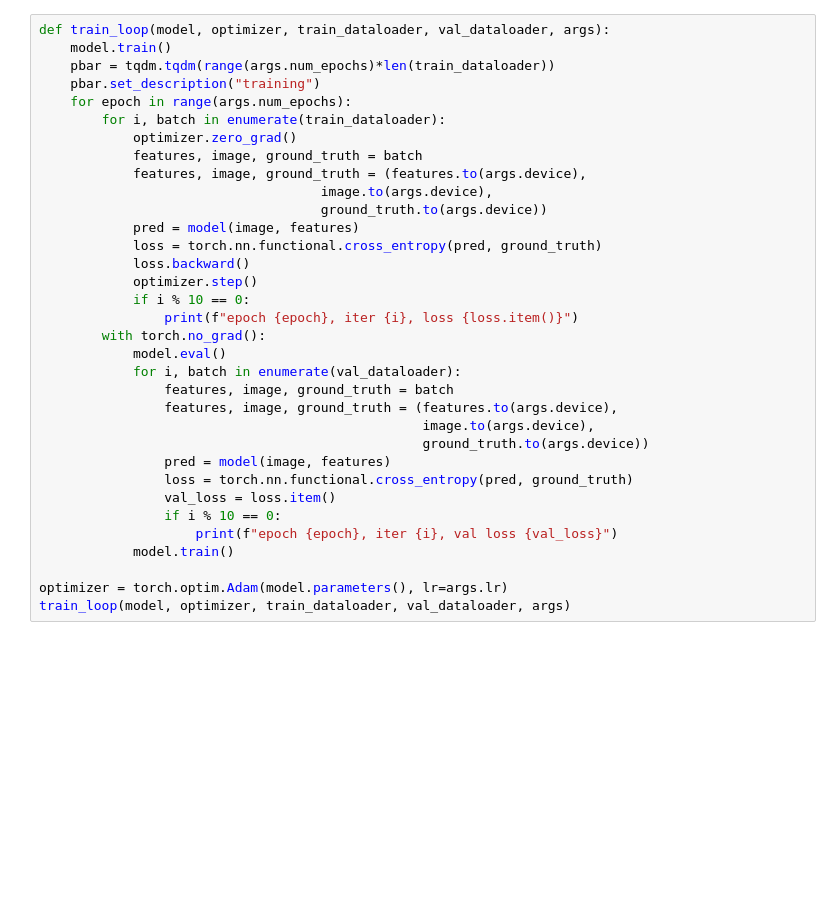
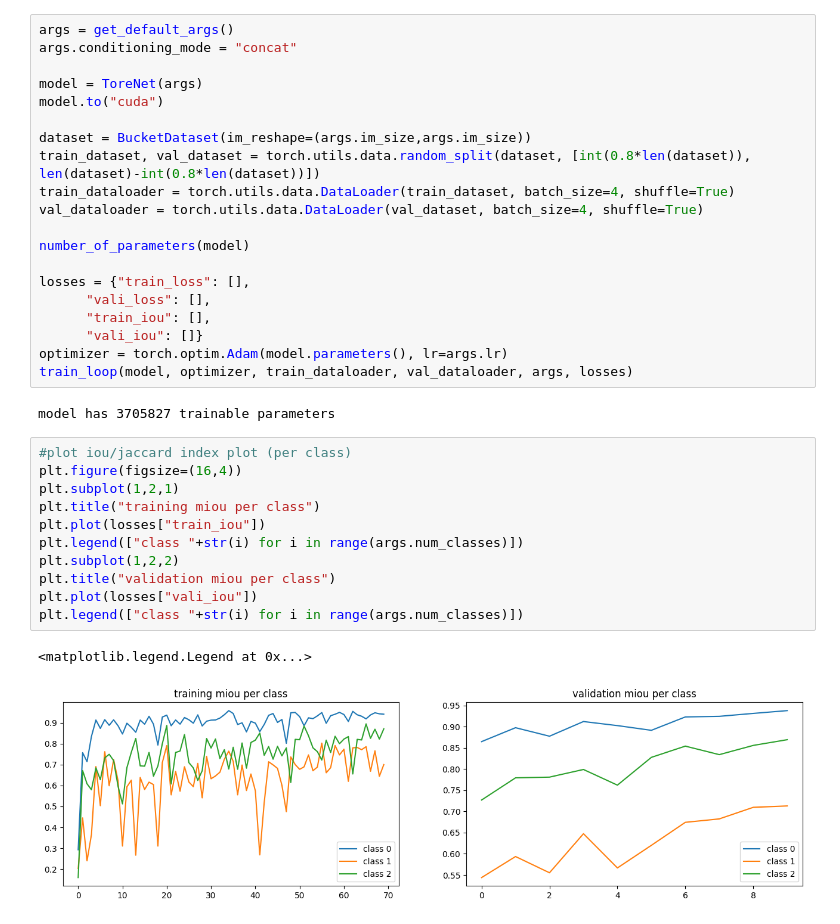
Before and after one commit to JakobLC/ToreNet, a Jupyter notebook: script.ipynb, the cells around one changed output. Saved outputs shown, nothing was run; the diff lists cells and outputs as text; blank space fills up the shorter version.

```diff
--- a/script.ipynb
+++ b/script.ipynb
@@ -269,34 +10,36 @@ out shape: torch.Size([4, 3, 64, 64])
-# %%
-def train_loop(model, optimizer, train_dataloader, val_dataloader, args):
-    model.train()
-    pbar = tqdm.tqdm(range(args.num_epochs)*len(train_dataloader))
-    pbar.set_description("training")
-    for epoch in range(args.num_epochs):
-        for i, batch in enumerate(train_dataloader):
-            optimizer.zero_grad()
-            features, image, ground_truth = batch
-            features, image, ground_truth = (features.to(args.device),
-                                    image.to(args.device),
-                                    ground_truth.to(args.device))
-            pred = model(image, features)
-            loss = torch.nn.functional.cross_entropy(pred, ground_truth)
-            loss.backward()
-            optimizer.step()
-            if i % 10 == 0:
-                print(f"epoch {epoch}, iter {i}, loss {loss.item()}")
-        with torch.no_grad():
-            model.eval()
-            for i, batch in enumerate(val_dataloader):
-                features, image, ground_truth = batch
-                features, image, ground_truth = (features.to(args.device),
-                                                 image.to(args.device),
-                                                 ground_truth.to(args.device))
-                pred = model(image, features)
-                loss = torch.nn.functional.cross_entropy(pred, ground_truth)
-                val_loss = loss.item()
-                if i % 10 == 0:
-                    print(f"epoch {epoch}, iter {i}, val loss {val_loss}")
-            model.train()
-
-optimizer = torch.optim.Adam(model.parameters(), lr=args.lr)
-train_loop(model, optimizer, train_dataloader, val_dataloader, args)
+# %%
+args = get_default_args()
+args.conditioning_mode = "concat"
+
+model = ToreNet(args)
+model.to("cuda")
+
+dataset = BucketDataset(im_reshape=(args.im_size,args.im_size))
+train_dataset, val_dataset = torch.utils.data.random_split(dataset, [int(0.8*len(dataset)), len(dataset)-int(0.8*len(dataset))])
+train_dataloader = torch.utils.data.DataLoader(train_dataset, batch_size=4, shuffle=True)
+val_dataloader = torch.utils.data.DataLoader(val_dataset, batch_size=4, shuffle=True)
+
+number_of_parameters(model)
+
+losses = {"train_loss": [],
+      "vali_loss": [],
+      "train_iou": [],
+      "vali_iou": []}
+optimizer = torch.optim.Adam(model.parameters(), lr=args.lr)
+train_loop(model, optimizer, train_dataloader, val_dataloader, args, losses)
+# %% [output]
+model has 3705827 trainable parameters
+# %%
+#plot iou/jaccard index plot (per class)
+plt.figure(figsize=(16,4))
+plt.subplot(1,2,1)
+plt.title("training miou per class")
+plt.plot(losses["train_iou"])
+plt.legend(["class "+str(i) for i in range(args.num_classes)])
+plt.subplot(1,2,2)
+plt.title("validation miou per class")
+plt.plot(losses["vali_iou"])
+plt.legend(["class "+str(i) for i in range(args.num_classes)])
+# %% [output]
+<matplotlib.legend.Legend at 0x...>
+[figure, added]
```
Also changed, not shown: parts of 8 cells of this notebook, 5 other files.
